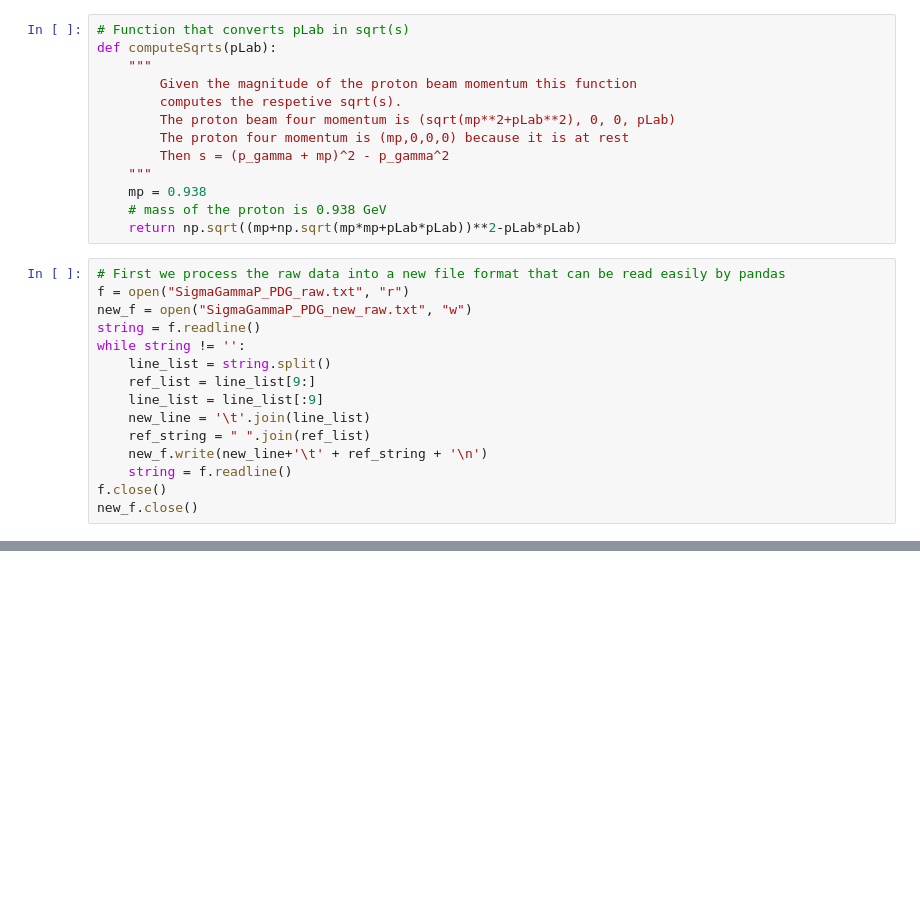
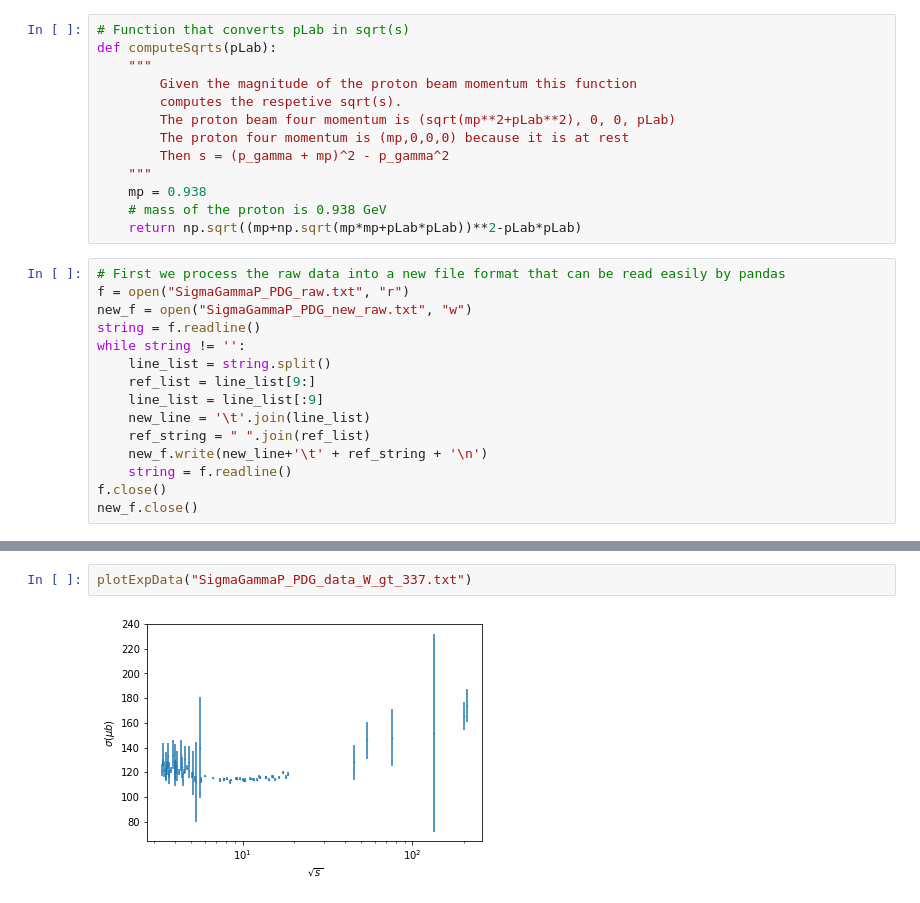
Before and after one commit to artur-amorim/gggpScatteringIHQCD, a Jupyter notebook: expdata/GammaP/load_Sigma_GammaP_PDG_data.ipynb, the cells around one changed output, grey strips where cells are left out. Saved outputs shown, nothing was run; the diff lists cells and outputs as text; blank space fills up the shorter version.

```diff
--- a/expdata/GammaP/load_Sigma_GammaP_PDG_data.ipynb
+++ b/expdata/GammaP/load_Sigma_GammaP_PDG_data.ipynb
@@ -76,0 +106,4 @@ plt.xscale("log")
+# %%
+plotExpData("SigmaGammaP_PDG_data_W_gt_337.txt")
+# %% [output]
+[figure, added]
```
Also changed, not shown: parts of 7 cells of this notebook, 1 other file.
